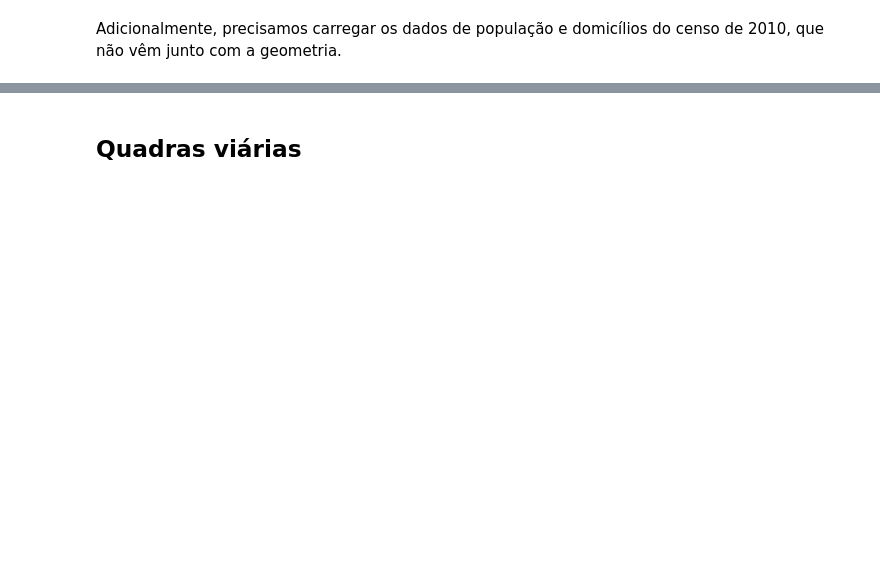
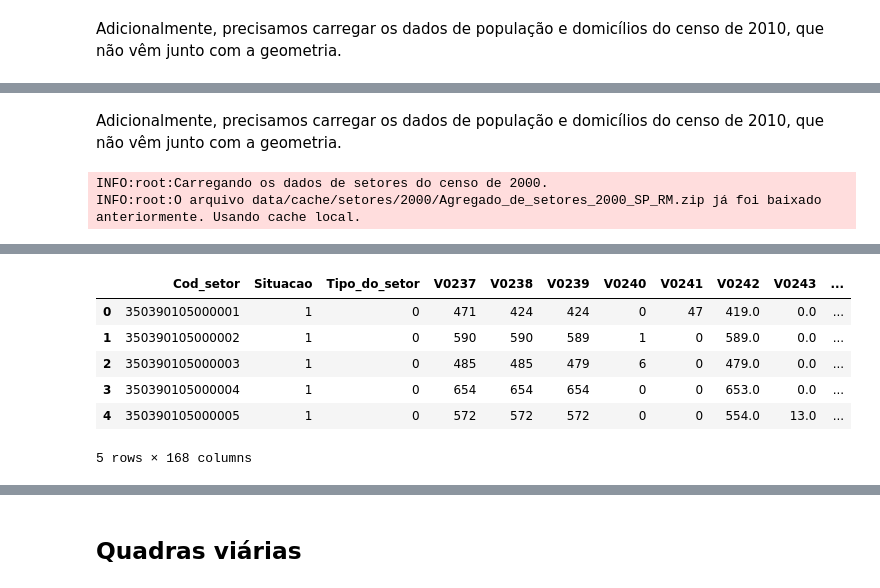
Before and after one commit to sepep-pmsp/compatibilizacao-setores-censitarios, a Jupyter notebook: 11 Quadras viárias como base geométrica.ipynb, the cells around one changed output, grey strips where cells are left out. Saved outputs shown, nothing was run; the diff lists cells and outputs as text; code cells hidden in the pictures; blank space fills up the shorter version.

```diff
--- a/11 Quadras viárias como base geométrica.ipynb
+++ b/11 Quadras viárias como base geométrica.ipynb
@@ -84,0 +99,8 @@ INFO:root:O arquivo data/cache/setores/2010/SP_Capital_20231030.zip já foi baix
+# %% [markdown]
+Adicionalmente, precisamos carregar os dados de população e domicílios do censo de 2010, que não vêm junto com a geometria.
+# %%
+dados00_pop = download_dados(Censo.CENSO_2000, Nivel.SETORES, arquivo='Morador_SP1.XLS')
+dados00_pop.head()
+# %% [output]
+INFO:root:Carregando os dados de setores do censo de 2000.
+INFO:root:O arquivo data/cache/setores/2000/Agregado_de_setores_2000_SP_RM.zip já foi baixado anteriormente. Usando cache local.
@@ -84,0 +108,7 @@ INFO:root:O arquivo data/cache/setores/2010/SP_Capital_20231030.zip já foi baix
+|  | Cod_setor | Situacao | Tipo_do_setor | V0237 | V0238 | V0239 | V0240 | V0241 | V0242 | V0243 | ... |
+| 0 | 350390105000001 | 1 | 0 | 471 | 424 | 424 | 0 | 47 | 419.0 | 0.0 | ... |
+| 1 | 350390105000002 | 1 | 0 | 590 | 590 | 589 | 1 | 0 | 589.0 | 0.0 | ... |
+| 2 | 350390105000003 | 1 | 0 | 485 | 485 | 479 | 6 | 0 | 479.0 | 0.0 | ... |
+| 3 | 350390105000004 | 1 | 0 | 654 | 654 | 654 | 0 | 0 | 653.0 | 0.0 | ... |
+| 4 | 350390105000005 | 1 | 0 | 572 | 572 | 572 | 0 | 0 | 554.0 | 13.0 | ... |
+5 rows × 168 columns
```
Also changed, not shown: parts of 23 cells of this notebook.
